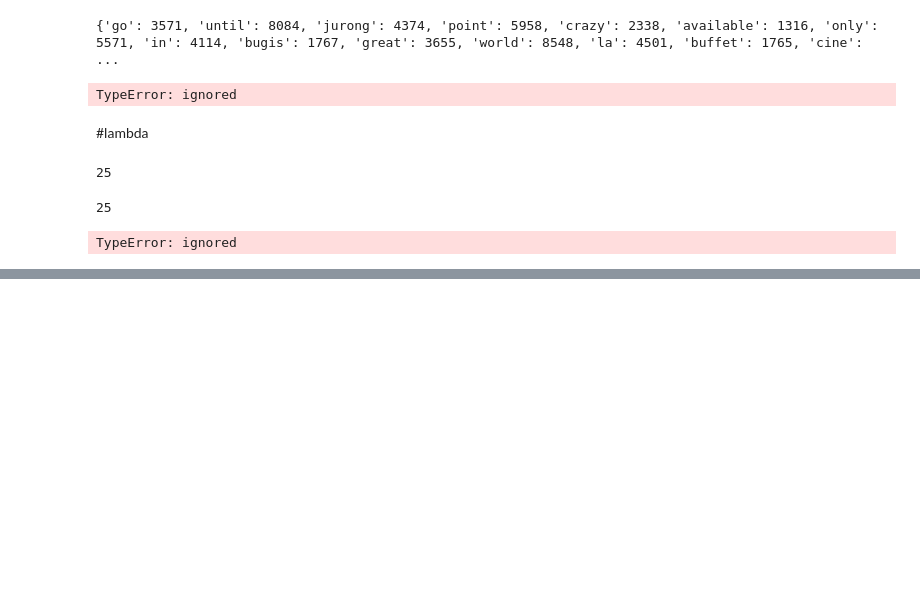
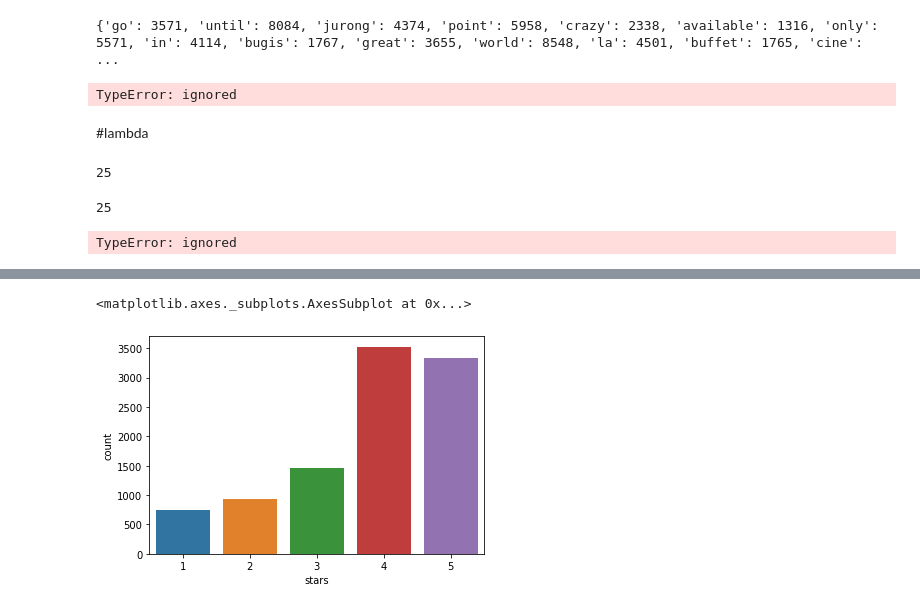
Before and after one commit to kozz84/Udemy, a Jupyter notebook: intro.ipynb, the cells around one changed output, grey strips where cells are left out. Cells and saved outputs as stored; diff of their text form; code cells hidden in the pictures; blank space fills up the shorter version.

```diff
--- a/intro.ipynb
+++ b/intro.ipynb
@@ -1238,0 +1263,5 @@ TypeError: ignored
+# %%
+sns.countplot(df['stars'])
+# %% [output]
+<matplotlib.axes._subplots.AxesSubplot at 0x...>
+[figure, added]
```
Also changed, not shown: parts of 30 cells of this notebook.
